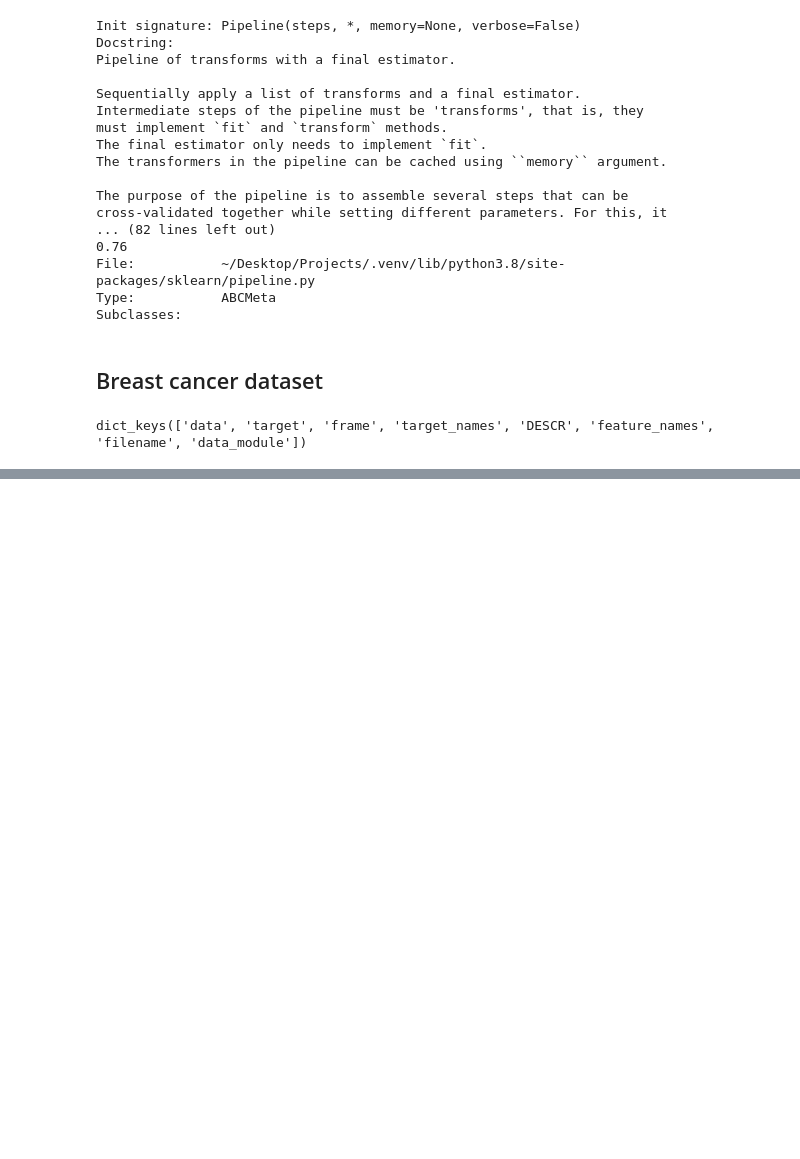
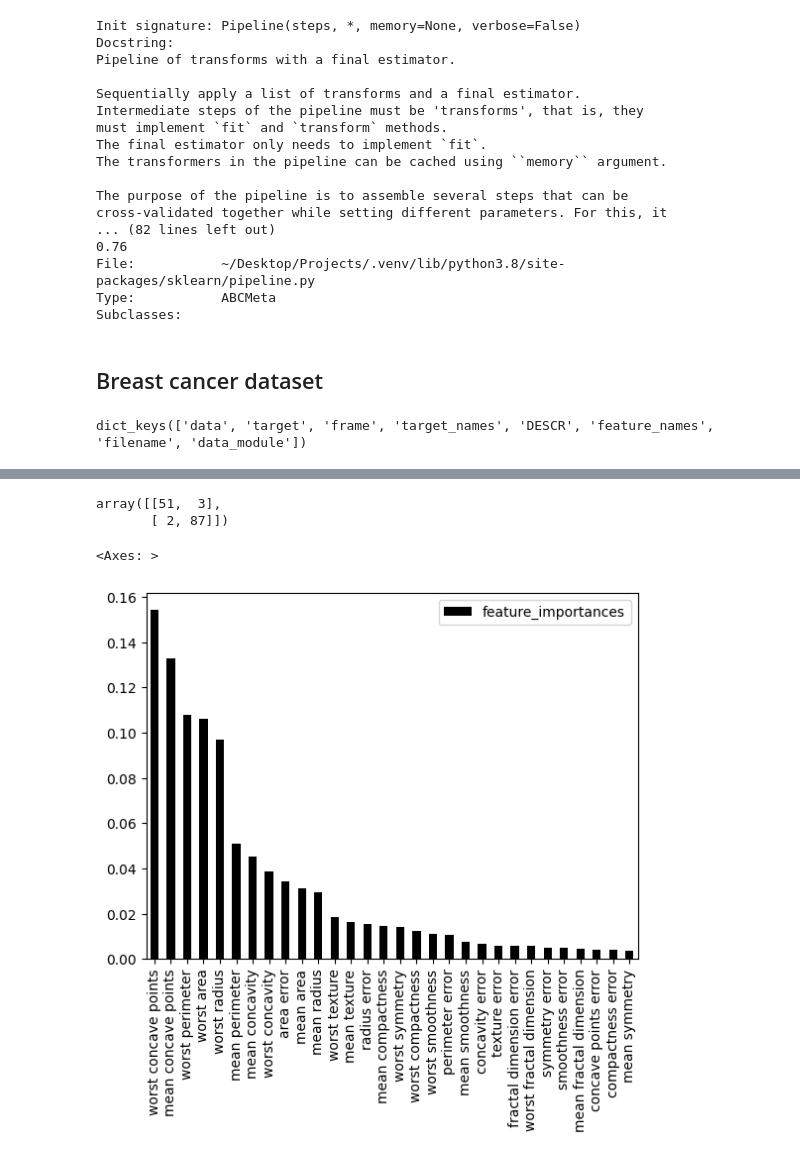
Before and after one commit to abhishekde95/Projects, a Jupyter notebook: DS/ML_prep/sklearn.ipynb, the cells around one changed output, grey strips where cells are left out. Drawn from its saved outputs; the diff is of its cells as text; code cells hidden in the pictures; blank space fills up the shorter version.

```diff
--- a/DS/ML_prep/sklearn.ipynb
+++ b/DS/ML_prep/sklearn.ipynb
@@ -541,0 +642,14 @@ bc_dataset["data"]
+# %%
+forest2 = RandomForestClassifier(n_estimators=500, n_jobs=10)
+forest2.fit(X_train, Y_train)
+confusion_matrix(Y_test, forest2.predict(X_test))
+# %% [output]
+array([[51,  3],
+       [ 2, 87]])
+# %%
+pd.DataFrame(forest2.feature_importances_, index = X_test.columns, columns = ["feature_importances"]).sort_values(
+    by = "feature_importances", ascending=False
+).plot(kind="bar", color ="k")
+# %% [output]
+<Axes: >
+[figure, added]
```
Also changed, not shown: parts of 17 cells of this notebook, 2 other files.
